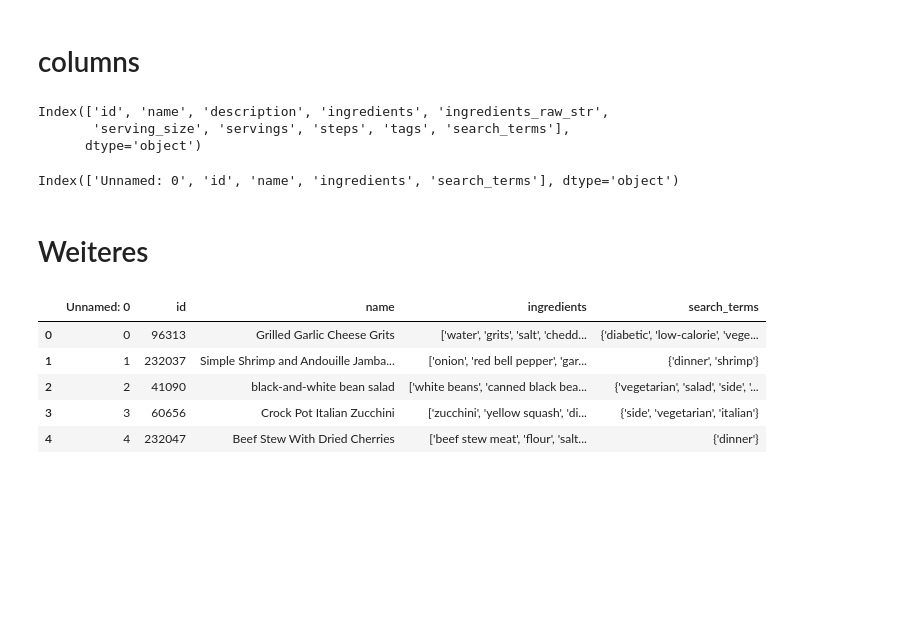
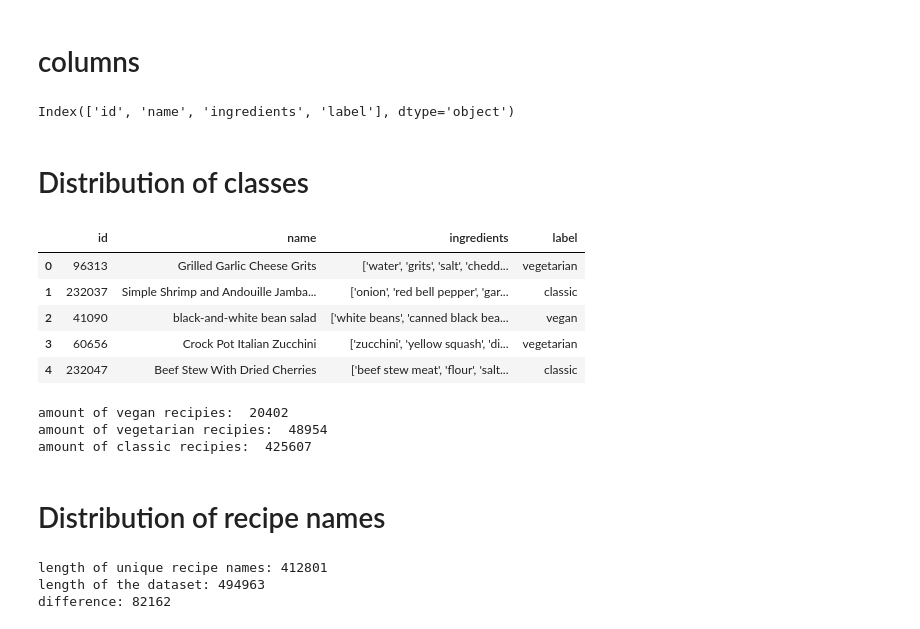
Before and after one commit to Lugeder/aml_recipes, a Jupyter notebook: analysis.ipynb, the cells around one changed output. Drawn from its saved outputs; the diff is of its cells as text; code cells hidden in the pictures; blank space fills up the shorter version.

```diff
--- a/analysis.ipynb
+++ b/analysis.ipynb
@@ -6,12 +6,13 @@ import pandas as pd
 import os
 # %%
 dir = os.getcwd()
-df_source = pd.read_csv(dir + r'\data\recipes_w_search_terms.csv')
-df_classic = pd.read_csv(dir + r'\data\df_classic.csv')
-df_classic_reduced = pd.read_csv(dir + r'\data\df_classic_reduced.csv')
-df_vegetarian = pd.read_csv(dir + r'\data\df_vegetarian.csv')
-df_vegetarian_reduced = pd.read_csv(dir + r'\data\df_vegetarian_reduced.csv')
-df_vegan = pd.read_csv(dir + r'\data\df_vegan.csv')
+# df_source = pd.read_csv(dir + r'\data\recipes_w_search_terms.csv') # uncommented due to runtime issues
+df = pd.read_csv(dir + r'\data\df_preprocessed.csv')
+# df_classic = pd.read_csv(dir + r'\data\df_classic.csv')
+# df_classic_reduced = pd.read_csv(dir + r'\data\df_classic_reduced.csv')
+# df_vegetarian = pd.read_csv(dir + r'\data\df_vegetarian.csv')
+# df_vegetarian_reduced = pd.read_csv(dir + r'\data\df_vegetarian_reduced.csv')
+# df_vegan = pd.read_csv(dir + r'\data\df_vegan.csv')
 # %% [markdown]
 # lengths of different dataframes
 # %%
@@ -30,24 +25,38 @@ amount recipes vegan:  20402
 # columns
 # %%
 # all columns
-df_source.columns
+# df_source.columns
-# %% [output]
-Index(['id', 'name', 'description', 'ingredients', 'ingredients_raw_str',
-       'serving_size', 'servings', 'steps', 'tags', 'search_terms'],
-      dtype='object')
 # %%
 # used columns
-df_classic.columns
+df.columns
 # %% [output]
-Index(['Unnamed: 0', 'id', 'name', 'ingredients', 'search_terms'], dtype='object')
+Index(['id', 'name', 'ingredients', 'label'], dtype='object')
-# %% [markdown]
-# Weiteres
+# %% [markdown]
+# Distribution of classes
 # %%
-df_classic.head()
+df.head()
 # %% [output]
-|  | Unnamed: 0 | id | name | ingredients | search_terms |
-| 0 | 0 | 96313 | Grilled Garlic Cheese Grits | ['water', 'grits', 'salt', 'chedd... | {'diabetic', 'low-calorie', 'vege... |
-| 1 | 1 | 232037 | Simple Shrimp and Andouille Jamba... | ['onion', 'red bell pepper', 'gar... | {'dinner', 'shrimp'} |
-| 2 | 2 | 41090 | black-and-white bean salad | ['white beans', 'canned black bea... | {'vegetarian', 'salad', 'side', '... |
-| 3 | 3 | 60656 | Crock Pot Italian Zucchini | ['zucchini', 'yellow squash', 'di... | {'side', 'vegetarian', 'italian'} |
-| 4 | 4 | 232047 | Beef Stew With Dried Cherries | ['beef stew meat', 'flour', 'salt... | {'dinner'} |
+|  | id | name | ingredients | label |
+| 0 | 96313 | Grilled Garlic Cheese Grits | ['water', 'grits', 'salt', 'chedd... | vegetarian |
+| 1 | 232037 | Simple Shrimp and Andouille Jamba... | ['onion', 'red bell pepper', 'gar... | classic |
+| 2 | 41090 | black-and-white bean salad | ['white beans', 'canned black bea... | vegan |
+| 3 | 60656 | Crock Pot Italian Zucchini | ['zucchini', 'yellow squash', 'di... | vegetarian |
+| 4 | 232047 | Beef Stew With Dried Cherries | ['beef stew meat', 'flour', 'salt... | classic |
+# %%
+print('amount of vegan recipies: ', len(df[df.label == 'vegan']))
+print('amount of vegetarian recipies: ', len(df[df.label == 'vegetarian']))
+print('amount of classic recipies: ', len(df[df.label == 'classic']))
+# %% [output]
+amount of vegan recipies:  20402
+amount of vegetarian recipies:  48954
+amount of classic recipies:  425607
+# %% [markdown]
+# Distribution of recipe names
+# %%
+print('length of unique recipe names:', len(df.name.unique()))
+print('length of the dataset:', len(df))
+print('difference:', len(df) - len(df.name.unique()))
+# %% [output]
+length of unique recipe names: 412801
+length of the dataset: 494963
+difference: 82162
```
Also changed, not shown: parts of 4 cells of this notebook, 2 other files.
